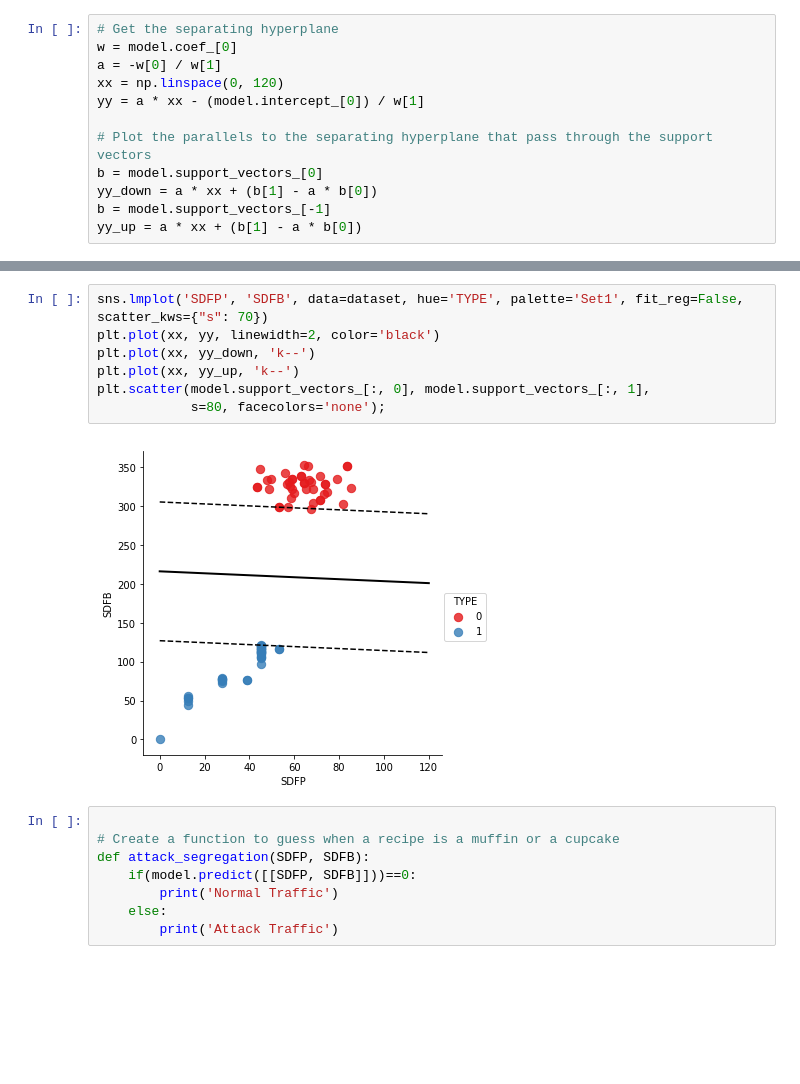
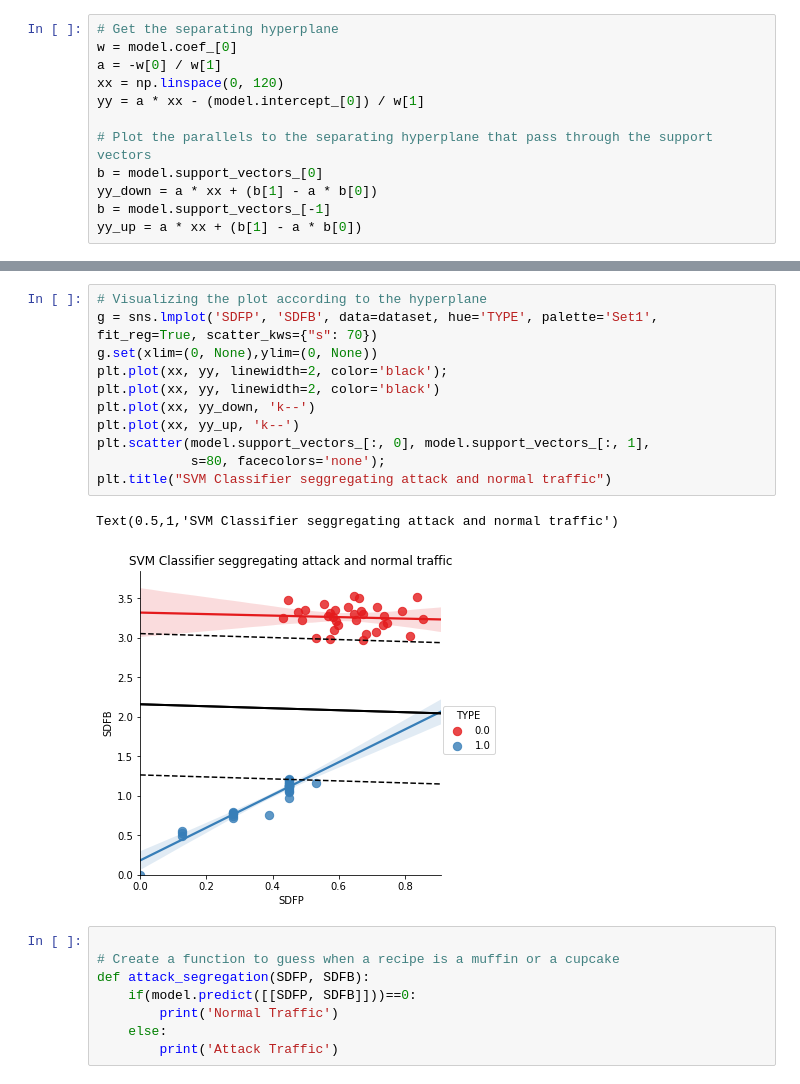
Before and after one commit to PriyankaWania/Support_vector_machines, a Jupyter notebook: svm_model.ipynb, the cells around one changed output, grey strips where cells are left out. Saved outputs shown, nothing was run; the diff lists cells and outputs as text; blank space fills up the shorter version.

```diff
--- a/svm_model.ipynb
+++ b/svm_model.ipynb
@@ -61,12 +65,17 @@ plt.plot(xx, yy, linewidth=2, color='black');
 # %%
-sns.lmplot('SDFP', 'SDFB', data=dataset, hue='TYPE', palette='Set1', fit_reg=False, scatter_kws={"s": 70})
+# Visualizing the plot according to the hyperplane
+g = sns.lmplot('SDFP', 'SDFB', data=dataset, hue='TYPE', palette='Set1', fit_reg=True, scatter_kws={"s": 70})
+g.set(xlim=(0, None),ylim=(0, None))
+plt.plot(xx, yy, linewidth=2, color='black');
 plt.plot(xx, yy, linewidth=2, color='black')
 plt.plot(xx, yy_down, 'k--')
 plt.plot(xx, yy_up, 'k--')
 plt.scatter(model.support_vectors_[:, 0], model.support_vectors_[:, 1],
             s=80, facecolors='none');
+plt.title("SVM Classifier seggregating attack and normal traffic")
 # %% [output]
+Text(0.5,1,'SVM Classifier seggregating attack and normal traffic')
-[figure, old version]
+[figure, new version]
 # %%
 
 # Create a function to guess when a recipe is a muffin or a cupcake
```
Also changed, not shown: parts of 5 cells of this notebook.
